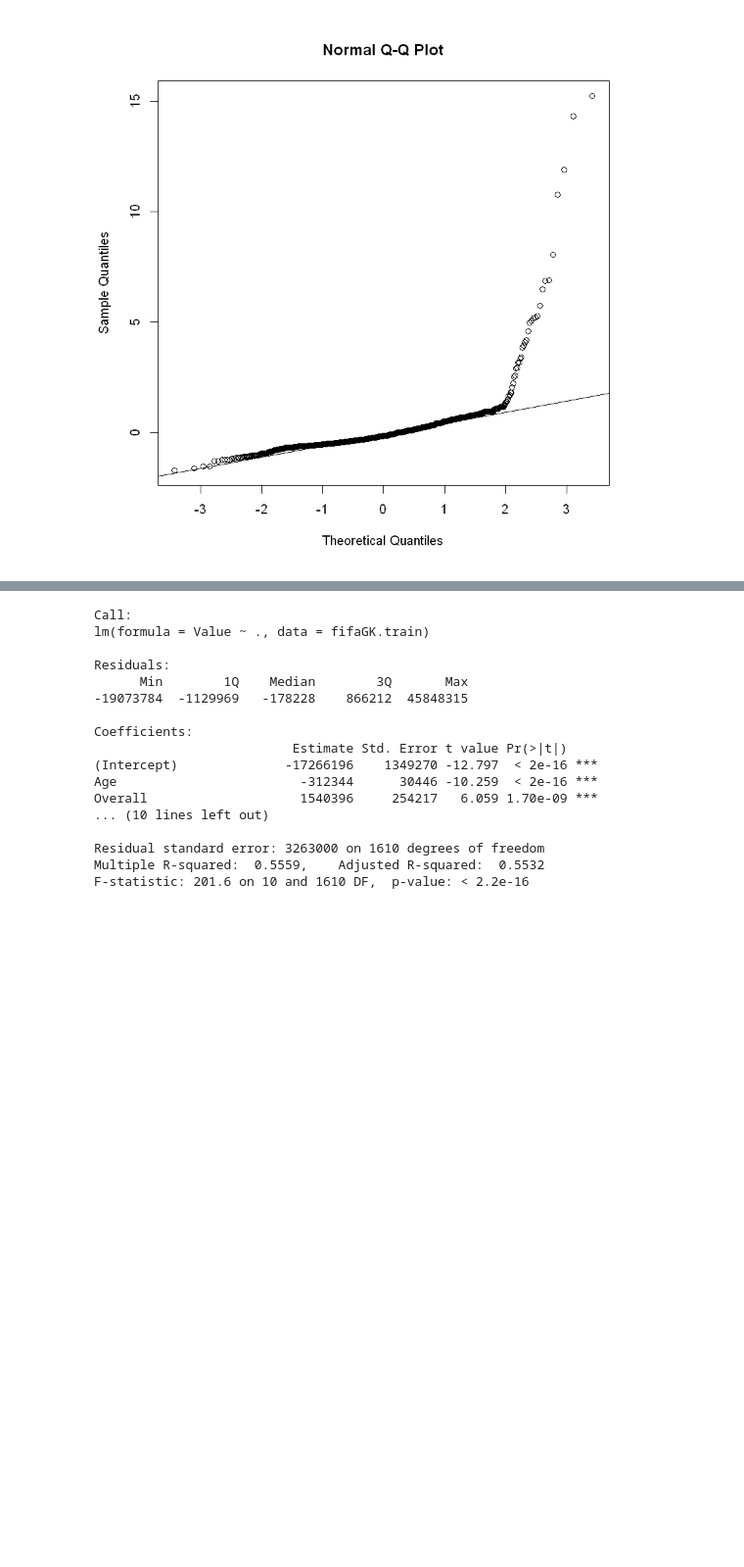
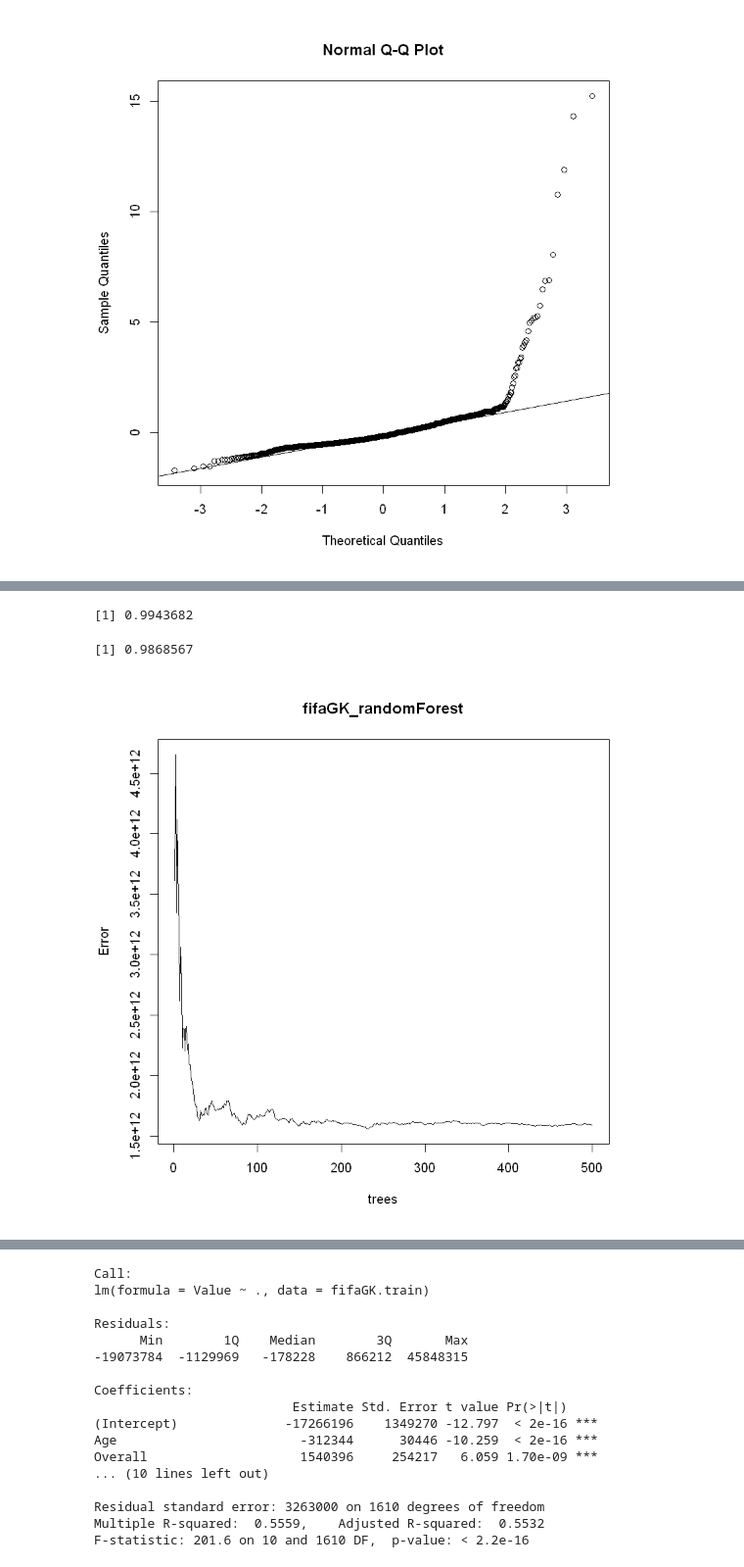
Before and after one commit to LauraRodriguezCanova/MachineLearning, a Jupyter notebook: tareaPruebas.ipynb, the cells around one changed output, grey strips where cells are left out. Shown: that part at 98% size. Cells and saved outputs as stored; diff of their text form; code cells hidden in the pictures; blank space fills up the shorter version.

Commit message:
Intervalo de confianza y pruebas de random forest

```diff
--- a/tareaPruebas.ipynb
+++ b/tareaPruebas.ipynb
@@ -650,0 +697,5 @@ qqline(residuos)
+# %%
+# creación del modelo
+library(randomForest)
+set.seed(1234)
+fifaGK_randomForest <- randomForest(Value ~ ., data = fifaGK.train, ntree = 500)
@@ -650,0 +723,5 @@ qqline(residuos)
+# %%
+# correlaci'on entre la predicci'on
+cor(fifaGK.train$Value, y_fifaGK_predict)
+# %% [output]
+[1] 0.9943682
@@ -650,0 +730,9 @@ qqline(residuos)
+# %%
+cor(fifaGK.test$Value, y_fifaGK_test_predict)
+# %% [output]
+[1] 0.9868567
+# %%
+#gráfica del modelo que muestra que al incrementar los árboles los errores disminuyen
+plot(fifaGK_randomForest)
+# %% [output]
+[figure, added]
```
Also changed, not shown: parts of 16 cells of this notebook.
